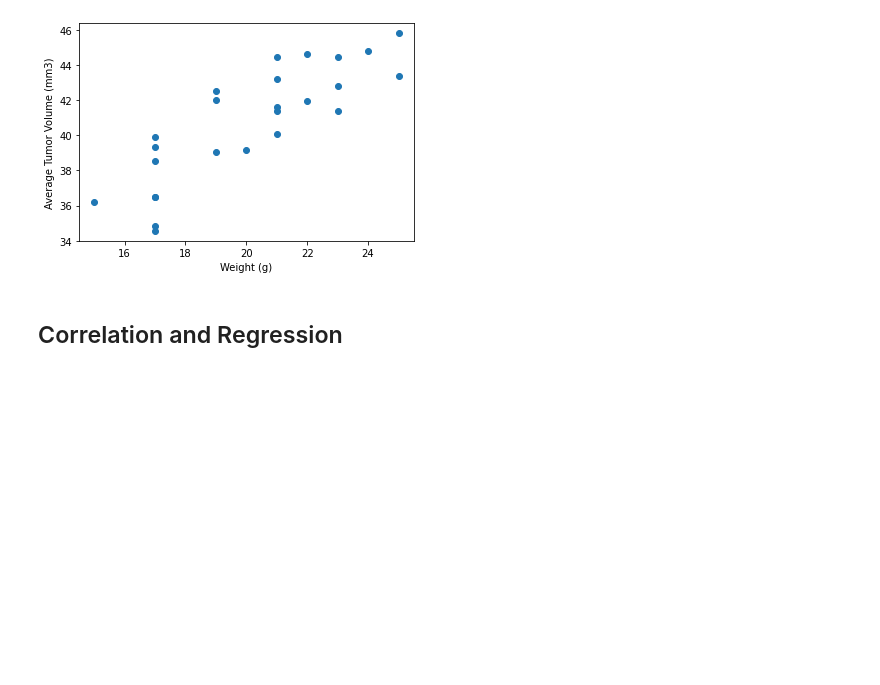
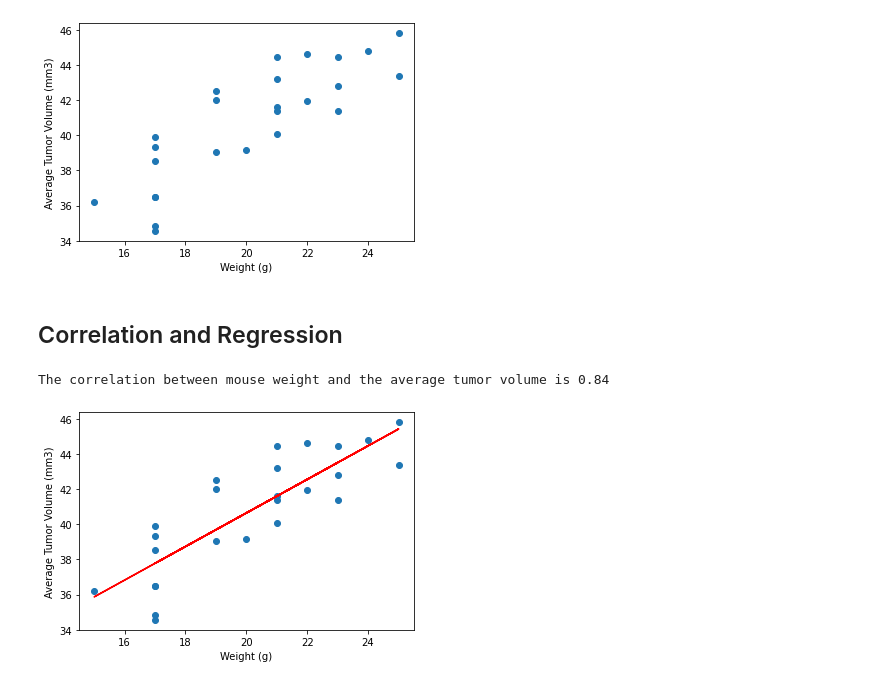
Before and after one commit to VinnyShankar/matplotlib-challenge, a Jupyter notebook: Pymaceuticals/Pymaceuticals.ipynb, the cells around one changed output. Cells and saved outputs as stored; diff of their text form; code cells hidden in the pictures; blank space fills up the shorter version.

Commit message:
linear regression and correlation

```diff
--- a/Pymaceuticals/Pymaceuticals.ipynb
+++ b/Pymaceuticals/Pymaceuticals.ipynb
@@ -268,7 +268,9 @@ plt.show()
 df1 = clean_df.loc[clean_df["Drug Regimen"]=="Capomulin",:].groupby("Mouse ID").mean()
 
 #Display the scatter plot
-plt.scatter(df1["Weight (g)"],df1["Tumor Volume (mm3)"])
+x = df1["Weight (g)"]
+y = df1["Tumor Volume (mm3)"]
+plt.scatter(x,y)
 plt.xlabel("Weight (g)")
 plt.ylabel("Average Tumor Volume (mm3)")
 plt.show()
@@ -276,3 +278,25 @@ plt.show()
 [figure]
 # %% [markdown]
 ## Correlation and Regression
+# %%
+#Dependency
+from scipy.stats import linregress
+
+#Correlation between mouse weight and average tumor volume for Capomulin
+df2 = df1[["Weight (g)","Tumor Volume (mm3)"]]
+corr = round(df2["Weight (g)"].corr(df2["Tumor Volume (mm3)"]),2)
+
+#Linear regression
+(slope, intercept, rvalue, pvalue, stderr) = linregress(x,y)
+regress_values = x * slope + intercept
+plt.plot(x,regress_values,"r-")
+
+#Scatter plot with linear regression line
+plt.scatter(x,y)
+plt.xlabel("Weight (g)")
+plt.ylabel("Average Tumor Volume (mm3)")
+print(f"The correlation between mouse weight and the average tumor volume is {corr}")
+plt.show()
+# %% [output]
+The correlation between mouse weight and the average tumor volume is 0.84
+[figure, added]
```
